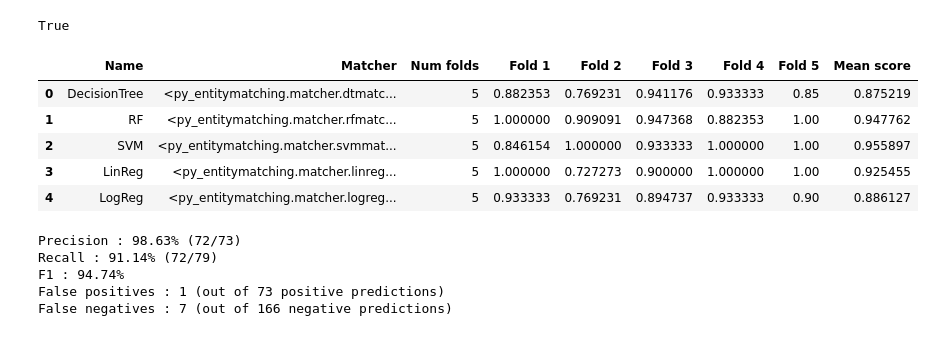
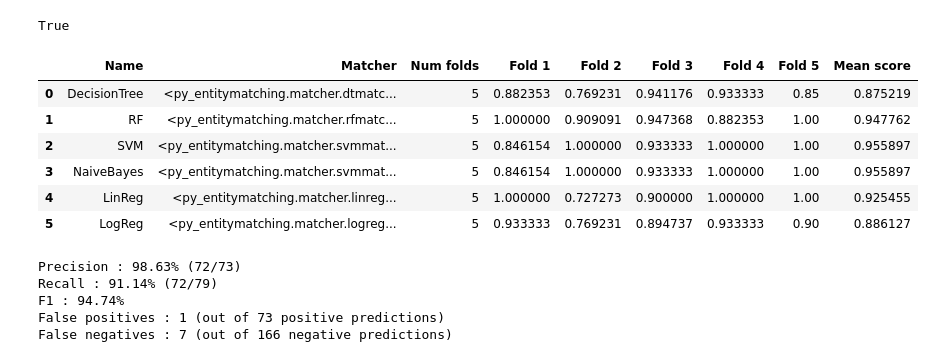
Before and after one commit to TrangHo/cs838-spring2017, a Jupyter notebook: stage3/src/Stage_3.ipynb, the cells around one changed output. Cells and saved outputs as stored; diff of their text form; code cells hidden in the pictures.

Commit message:
Add naive bayes

```diff
--- a/stage3/src/Stage_3.ipynb
+++ b/stage3/src/Stage_3.ipynb
@@ -163,6 +163,7 @@ Metadata file is not present in the given path; proceeding to read the csv file.
 # Create a set of ML-matchers
 dt = em.DTMatcher(name='DecisionTree', random_state=0)
 svm = em.SVMMatcher(name='SVM', random_state=0)
+nb = em.SVMMatcher(name='NaiveBayes', random_state=0)
 rf = em.RFMatcher(name='RF', random_state=0)
 lg = em.LogRegMatcher(name='LogReg', random_state=0)
 ln = em.LinRegMatcher(name='LinReg')
@@ -195,18 +196,19 @@ H = em.impute_table(H,
                 strategy='mean')
 # %%
 # Select the best ML matcher using CV
-result = em.select_matcher([dt, rf, svm, ln, lg], table=H,
+result = em.select_matcher([dt, rf, svm, nb, ln, lg], table=H,
         exclude_attrs=['_id', 'ltable_' + csv_headers.WHED_INDEX, 'rtable_' + csv_headers.AOM_INDEX, 'gold_label'],
         k=5,
         target_attr='gold_label', metric='precision', random_state=0)
 result['cv_stats']
 # %% [output]
 |  | Name | Matcher | Num folds | Fold 1 | Fold 2 | Fold 3 | Fold 4 | Fold 5 | Mean score |
 | 0 | DecisionTree | <py_entitymatching.matcher.dtmatc... | 5 | 0.882353 | 0.769231 | 0.941176 | 0.933333 | 0.85 | 0.875219 |
 | 1 | RF | <py_entitymatching.matcher.rfmatc... | 5 | 1.000000 | 0.909091 | 0.947368 | 0.882353 | 1.00 | 0.947762 |
 | 2 | SVM | <py_entitymatching.matcher.svmmat... | 5 | 0.846154 | 1.000000 | 0.933333 | 1.000000 | 1.00 | 0.955897 |
-| 3 | LinReg | <py_entitymatching.matcher.linreg... | 5 | 1.000000 | 0.727273 | 0.900000 | 1.000000 | 1.00 | 0.925455 |
-| 4 | LogReg | <py_entitymatching.matcher.logreg... | 5 | 0.933333 | 0.769231 | 0.894737 | 0.933333 | 0.90 | 0.886127 |
+| 3 | NaiveBayes | <py_entitymatching.matcher.svmmat... | 5 | 0.846154 | 1.000000 | 0.933333 | 1.000000 | 1.00 | 0.955897 |
+| 4 | LinReg | <py_entitymatching.matcher.linreg... | 5 | 1.000000 | 0.727273 | 0.900000 | 1.000000 | 1.00 | 0.925455 |
+| 5 | LogReg | <py_entitymatching.matcher.logreg... | 5 | 0.933333 | 0.769231 | 0.894737 | 0.933333 | 0.90 | 0.886127 |
 # %%
 # Convert the J into a set of feature vectors using F
 K = em.extract_feature_vecs(J,
```
